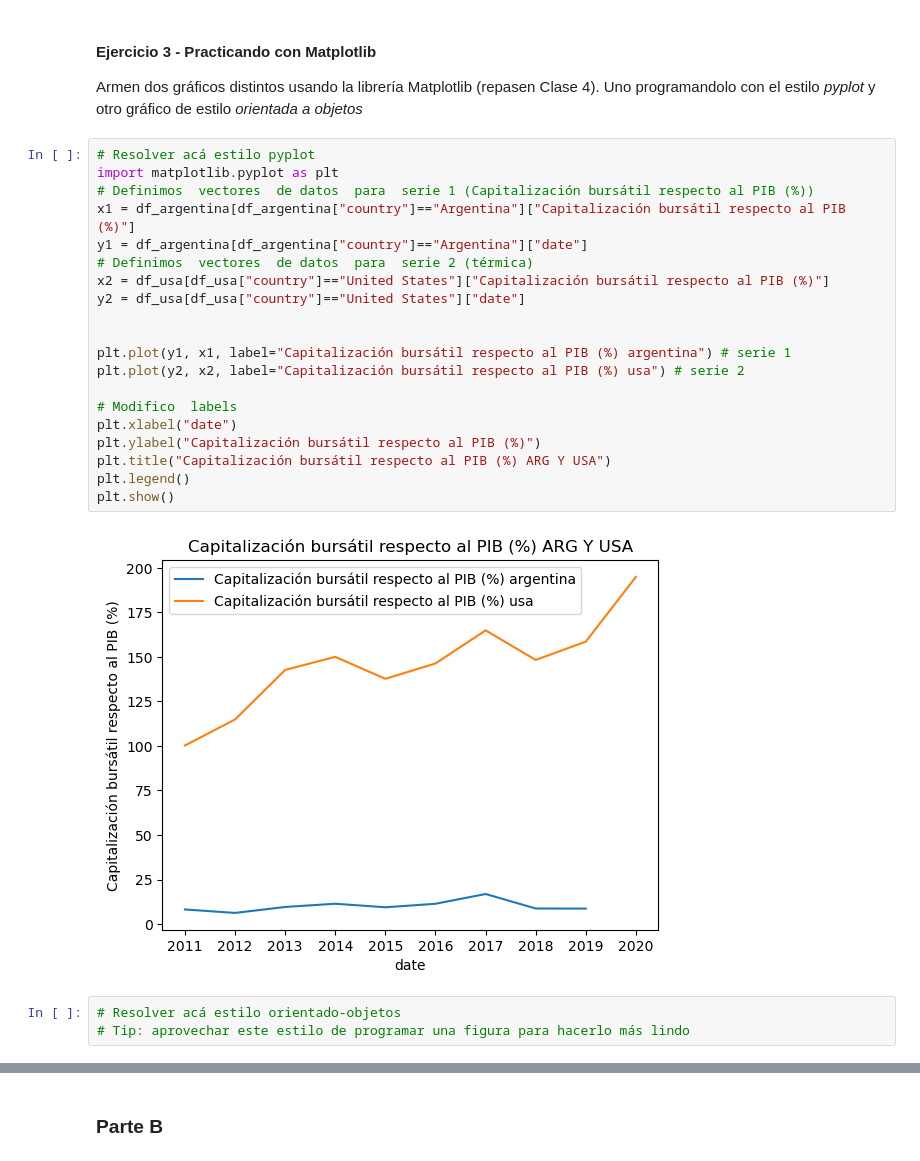
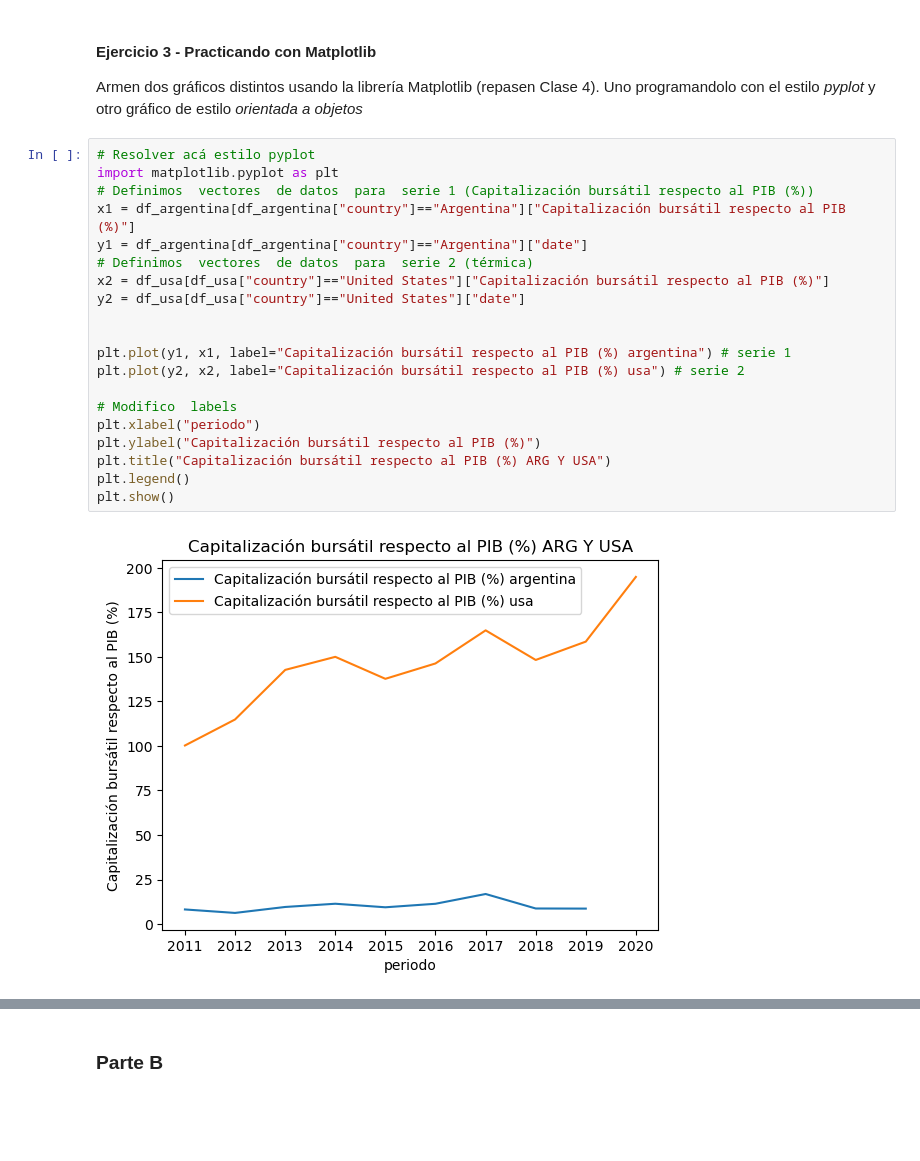
Before and after one commit to Eleconomistagus/-BigDataUBA-Grupo-25, a Jupyter notebook: TPs/TP1_Jugando con APIS y Webscrapping/TP1-UBA.ipynb, the cells around one changed output, grey strips where cells are left out. Drawn from its saved outputs; the diff is of its cells as text; blank space fills up the shorter version.

```diff
--- a/TPs/TP1_Jugando con APIS y Webscrapping/TP1-UBA.ipynb
+++ b/TPs/TP1_Jugando con APIS y Webscrapping/TP1-UBA.ipynb
@@ -100,25 +100,22 @@ Armen dos gráficos distintos usando la librería Matplotlib (repasen Clase 4).
 # %%
 # Resolver acá estilo pyplot
 import matplotlib.pyplot as plt
 # Definimos  vectores  de datos  para  serie 1 (Capitalización bursátil respecto al PIB (%))
 x1 = df_argentina[df_argentina["country"]=="Argentina"]["Capitalización bursátil respecto al PIB (%)"]
 y1 = df_argentina[df_argentina["country"]=="Argentina"]["date"]
 # Definimos  vectores  de datos  para  serie 2 (térmica)
 x2 = df_usa[df_usa["country"]=="United States"]["Capitalización bursátil respecto al PIB (%)"]
 y2 = df_usa[df_usa["country"]=="United States"]["date"]
 
 
 plt.plot(y1, x1, label="Capitalización bursátil respecto al PIB (%) argentina") # serie 1
 plt.plot(y2, x2, label="Capitalización bursátil respecto al PIB (%) usa") # serie 2
 
 # Modifico  labels
-plt.xlabel("date")
+plt.xlabel("periodo")
 plt.ylabel("Capitalización bursátil respecto al PIB (%)")
 plt.title("Capitalización bursátil respecto al PIB (%) ARG Y USA")
 plt.legend()
 plt.show()
 # %% [output]
-[figure, old version]
+[figure, new version]
-# %%
-# Resolver acá estilo orientado-objetos
-# Tip: aprovechar este estilo de programar una figura para hacerlo más lindo
```
Also changed, not shown: parts of 3 cells of this notebook.
